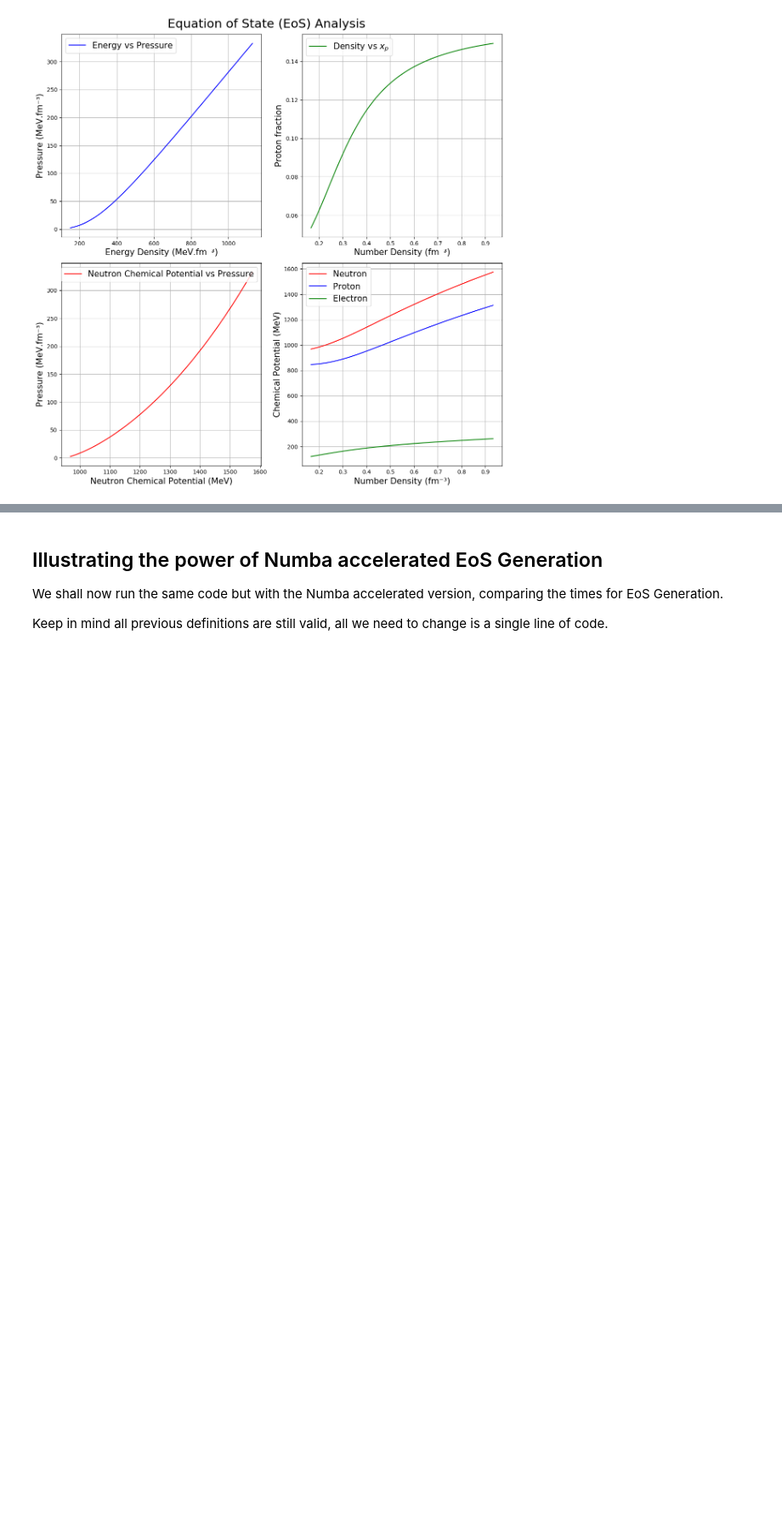
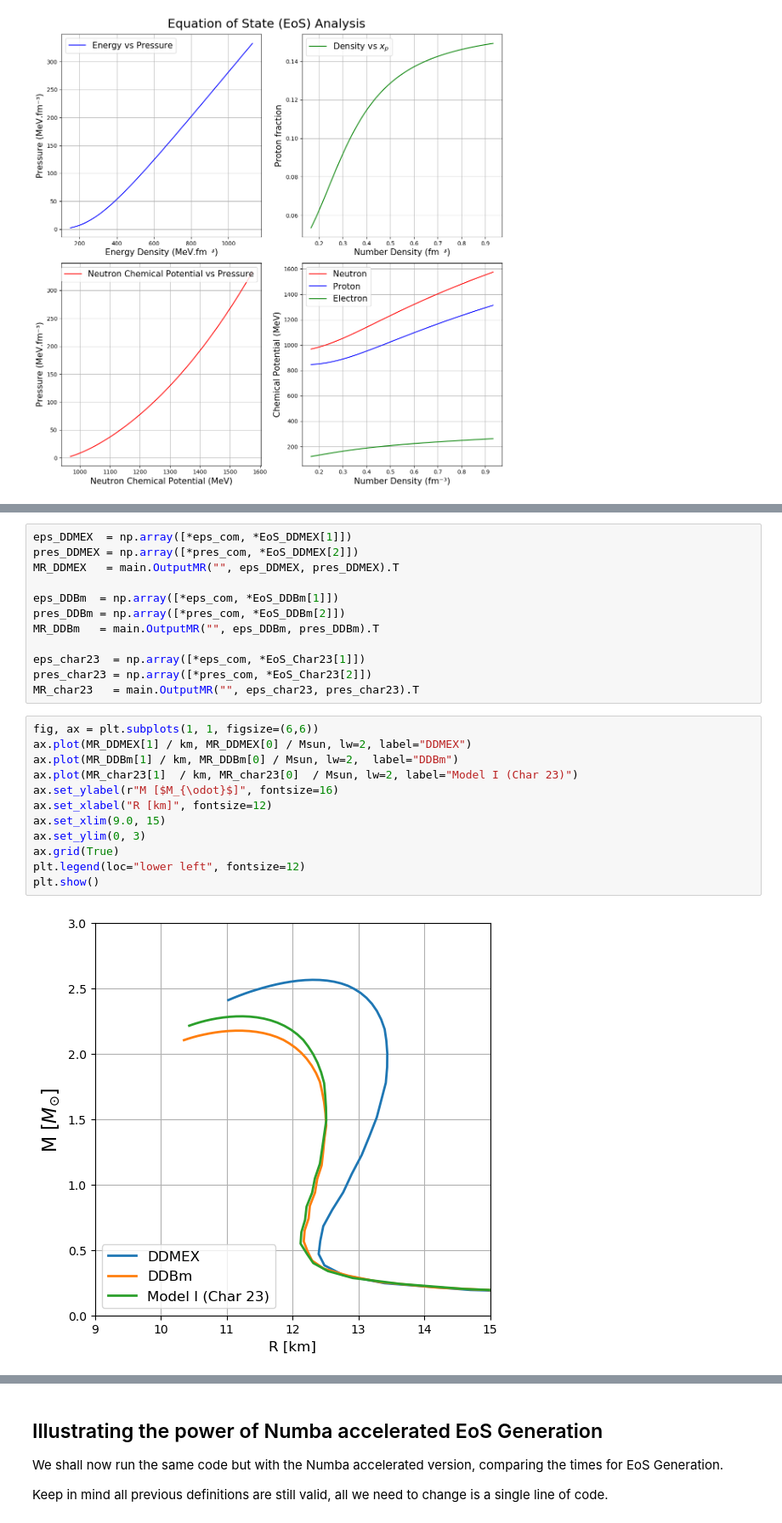
Before and after one commit to ChunHuangPhy/CompactOject, a Jupyter notebook: Test_Case/test_EOSgenerators.ipynb, the cells around one changed output, grey strips where cells are left out. Shown at 85% size. Cells and saved outputs as stored; diff of their text form; blank space fills up the shorter version.

```diff
--- a/Test_Case/test_EOSgenerators.ipynb
+++ b/Test_Case/test_EOSgenerators.ipynb
@@ -157,0 +286,26 @@ plt.show()
+# %%
+eps_DDMEX  = np.array([*eps_com, *EoS_DDMEX[1]])
+pres_DDMEX = np.array([*pres_com, *EoS_DDMEX[2]])
+MR_DDMEX   = main.OutputMR("", eps_DDMEX, pres_DDMEX).T
+
+eps_DDBm  = np.array([*eps_com, *EoS_DDBm[1]])
+pres_DDBm = np.array([*pres_com, *EoS_DDBm[2]])
+MR_DDBm   = main.OutputMR("", eps_DDBm, pres_DDBm).T
+
+eps_char23  = np.array([*eps_com, *EoS_Char23[1]])
+pres_char23 = np.array([*pres_com, *EoS_Char23[2]])
+MR_char23   = main.OutputMR("", eps_char23, pres_char23).T
+# %%
+fig, ax = plt.subplots(1, 1, figsize=(6,6))
+ax.plot(MR_DDMEX[1] / km, MR_DDMEX[0] / Msun, lw=2, label="DDMEX")
+ax.plot(MR_DDBm[1] / km, MR_DDBm[0] / Msun, lw=2,  label="DDBm")
+ax.plot(MR_char23[1]  / km, MR_char23[0]  / Msun, lw=2, label="Model I (Char 23)")
+ax.set_ylabel(r"M [$M_{\odot}$]", fontsize=16)
+ax.set_xlabel("R [km]", fontsize=12)
+ax.set_xlim(9.0, 15)
+ax.set_ylim(0, 3)
+ax.grid(True)
+plt.legend(loc="lower left", fontsize=12)
+plt.show()
+# %% [output]
+[figure, added]
```
Also changed, not shown: parts of 11 cells of this notebook.
